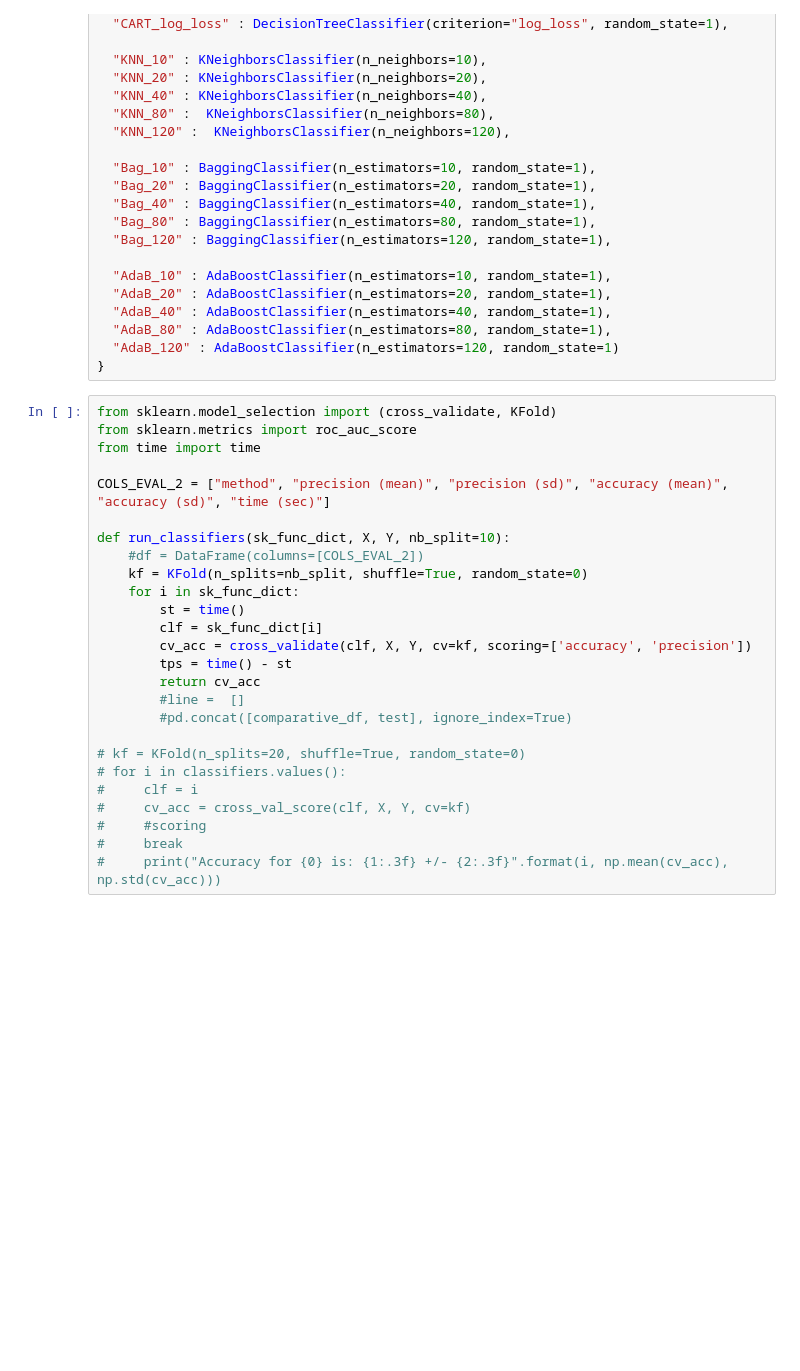
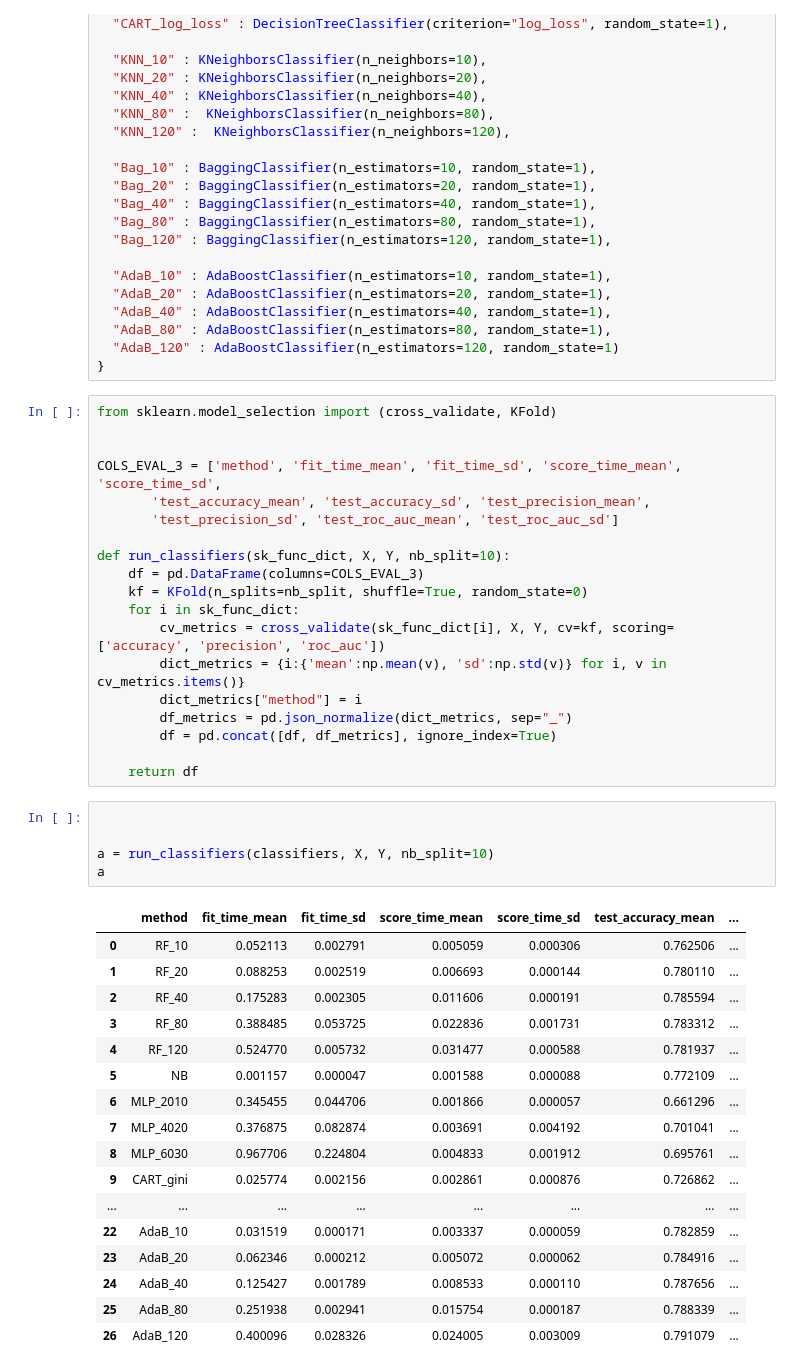
Before and after one commit to tyrosine-rex/tp_taa_apprentissage_supervisee, a Jupyter notebook: source/tp.ipynb, the cells around one changed output. Saved outputs shown, nothing was run; the diff lists cells and outputs as text; blank space fills up the shorter version.

```diff
--- a/source/tp.ipynb
+++ b/source/tp.ipynb
@@ -468,29 +538,45 @@ classifiers = {
   "AdaB_80" : AdaBoostClassifier(n_estimators=80, random_state=1),
   "AdaB_120" : AdaBoostClassifier(n_estimators=120, random_state=1)
 }
-# %%
-from sklearn.model_selection import (cross_validate, KFold)
-from sklearn.metrics import roc_auc_score
-from time import time
-
-COLS_EVAL_2 = ["method", "precision (mean)", "precision (sd)", "accuracy (mean)", "accuracy (sd)", "time (sec)"]
-
-def run_classifiers(sk_func_dict, X, Y, nb_split=10):
-    #df = DataFrame(columns=[COLS_EVAL_2])
-    kf = KFold(n_splits=nb_split, shuffle=True, random_state=0)
-    for i in sk_func_dict:
-        st = time()
-        clf = sk_func_dict[i]
-        cv_acc = cross_validate(clf, X, Y, cv=kf, scoring=['accuracy', 'precision'])
-        tps = time() - st
-        return cv_acc
-        #line =  []
-        #pd.concat([comparative_df, test], ignore_index=True)
-
-# kf = KFold(n_splits=20, shuffle=True, random_state=0)
-# for i in classifiers.values():
-#     clf = i
-#     cv_acc = cross_val_score(clf, X, Y, cv=kf)
-#     #scoring
-#     break
-#     print("Accuracy for {0} is: {1:.3f} +/- {2:.3f}".format(i, np.mean(cv_acc), np.std(cv_acc)))
+# %%
+from sklearn.model_selection import (cross_validate, KFold)
+
+
+COLS_EVAL_3 = ['method', 'fit_time_mean', 'fit_time_sd', 'score_time_mean', 'score_time_sd',
+       'test_accuracy_mean', 'test_accuracy_sd', 'test_precision_mean',
+       'test_precision_sd', 'test_roc_auc_mean', 'test_roc_auc_sd']
+
+def run_classifiers(sk_func_dict, X, Y, nb_split=10):
+    df = pd.DataFrame(columns=COLS_EVAL_3)
+    kf = KFold(n_splits=nb_split, shuffle=True, random_state=0)
+    for i in sk_func_dict:
+        cv_metrics = cross_validate(sk_func_dict[i], X, Y, cv=kf, scoring=['accuracy', 'precision', 'roc_auc'])
+        dict_metrics = {i:{'mean':np.mean(v), 'sd':np.std(v)} for i, v in cv_metrics.items()}
+        dict_metrics["method"] = i
+        df_metrics = pd.json_normalize(dict_metrics, sep="_")
+        df = pd.concat([df, df_metrics], ignore_index=True)
+
+    return df
+# %%
+
+
+a = run_classifiers(classifiers, X, Y, nb_split=10)
+a
+# %% [output]
+|  | method | fit_time_mean | fit_time_sd | score_time_mean | score_time_sd | test_accuracy_mean | ... |
+| 0 | RF_10 | 0.052113 | 0.002791 | 0.005059 | 0.000306 | 0.762506 | ... |
+| 1 | RF_20 | 0.088253 | 0.002519 | 0.006693 | 0.000144 | 0.780110 | ... |
+| 2 | RF_40 | 0.175283 | 0.002305 | 0.011606 | 0.000191 | 0.785594 | ... |
+| 3 | RF_80 | 0.388485 | 0.053725 | 0.022836 | 0.001731 | 0.783312 | ... |
+| 4 | RF_120 | 0.524770 | 0.005732 | 0.031477 | 0.000588 | 0.781937 | ... |
+| 5 | NB | 0.001157 | 0.000047 | 0.001588 | 0.000088 | 0.772109 | ... |
+| 6 | MLP_2010 | 0.345455 | 0.044706 | 0.001866 | 0.000057 | 0.661296 | ... |
+| 7 | MLP_4020 | 0.376875 | 0.082874 | 0.003691 | 0.004192 | 0.701041 | ... |
+| 8 | MLP_6030 | 0.967706 | 0.224804 | 0.004833 | 0.001912 | 0.695761 | ... |
+| 9 | CART_gini | 0.025774 | 0.002156 | 0.002861 | 0.000876 | 0.726862 | ... |
+| ... | ... | ... | ... | ... | ... | ... | ... |
+| 22 | AdaB_10 | 0.031519 | 0.000171 | 0.003337 | 0.000059 | 0.782859 | ... |
+| 23 | AdaB_20 | 0.062346 | 0.000212 | 0.005072 | 0.000062 | 0.784916 | ... |
+| 24 | AdaB_40 | 0.125427 | 0.001789 | 0.008533 | 0.000110 | 0.787656 | ... |
+| 25 | AdaB_80 | 0.251938 | 0.002941 | 0.015754 | 0.000187 | 0.788339 | ... |
+| 26 | AdaB_120 | 0.400096 | 0.028326 | 0.024005 | 0.003009 | 0.791079 | ... |
```
Also changed, not shown: parts of 6 cells of this notebook.
